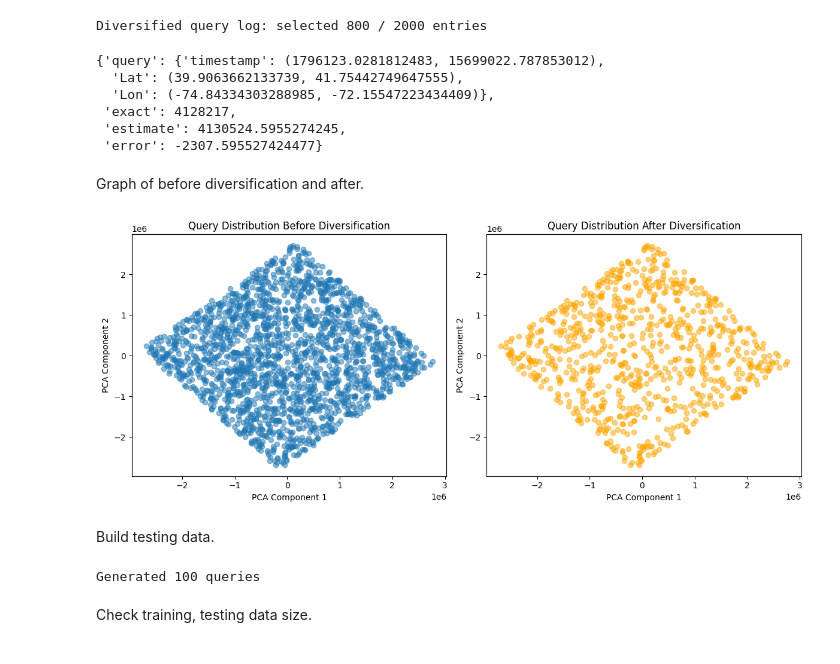
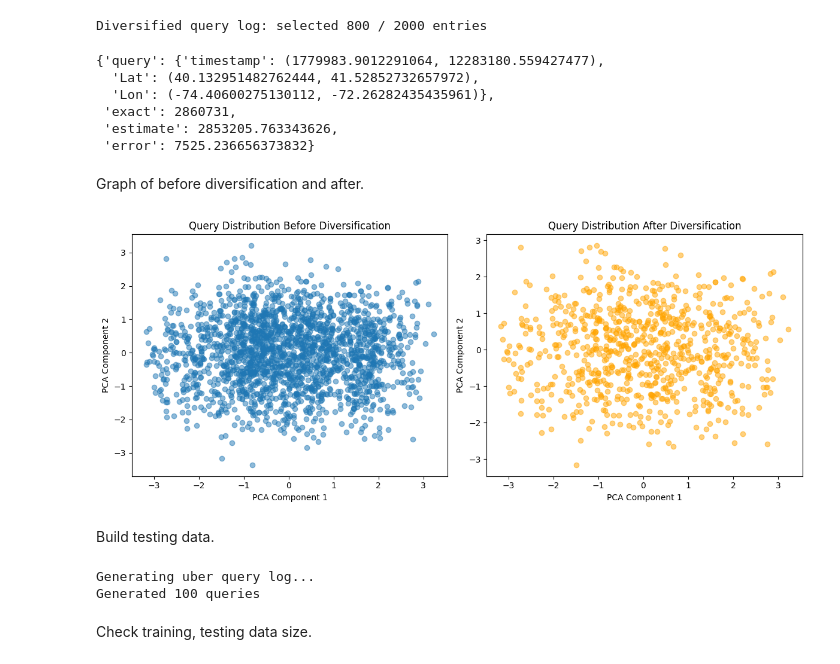
Before and after one commit to t114598020/Spatial_LAQP, a Jupyter notebook: LAQP_uber.ipynb, the cells around one changed output. Cells and saved outputs as stored; diff of their text form; code cells hidden in the pictures.

```diff
--- a/LAQP_uber.ipynb
+++ b/LAQP_uber.ipynb
@@ -6,19 +3,23 @@ import numpy as np
 # %%
+import pandas as pd
+import numpy as np
+
 # Step 1: Load and Preprocess Uber Dataset
-file_path = 'all_uber.csv'  # Download from URL above
+file_path = './data/all_uber.csv'  # Download from URL above
 data = pd.read_csv(file_path)
 
 # Change to numerical timestamp
 data['datetime'] = pd.to_datetime(data['Date/Time'])
 min_dt = data['datetime'].min()
+max_dt = data['datetime'].max()
+# print("min_dt", min_dt, "max_dt", max_dt)
 data['timestamp'] = (data['datetime'] - min_dt).dt.total_seconds()
 data = data[['timestamp', 'Lat', 'Lon', 'Base']].dropna()  # Ignore Base for now
 full_data_size = len(data)
-print(f"Dataset loaded: {full_data_size} rows")
-
 # Dimensions for ranges (3D: time + spatial bbox)
 dimensions = ['timestamp', 'Lat', 'Lon']
 
+print(f"Dataset loaded: {full_data_size} rows")
 print(data.head())
 # %% [output]
 Dataset loaded: 4534327 rows
@@ -32,7 +33,7 @@ Dataset loaded: 4534327 rows
 ### Step2: Create a Small Offline Sample
 # %%
 # Step 2: Create Small Offline Sample
-sample_size = int(0.01 * full_data_size)  # ~5k rows
+sample_size = int(0.001 * full_data_size)  # ~5k rows
 sample = data.sample(n=sample_size, random_state=42).copy()
 print(f"Sample created: {sample.shape[0]} rows")
 print(sample.head())
@@ -61,7 +63,11 @@ dim: Lon, min value: -74.929, max value: -72.0666
 # %% [markdown]
 Build query log (about 3mins), the main task is COUNT.
 # %%
-from query_generate import generate_query_log
+from query_generate import generate_uber_query_log
 
-query_log = generate_query_log(2000, data, sample, dimensions, full_data_size)
+task = "COUNT"
+# number of queries
+num_queries = 2000
+
+query_log = generate_uber_query_log(num_queries, data, sample, dimensions, full_data_size)
 # %% [output]
@@ -86,54 +93,62 @@ training_data_query_log = diversify_query_log(query_log, dimensions, k=800)
 Diversified query log: selected 800 / 2000 entries
 # %%
 # CHeck any query in diversify query log.
-training_data_query_log[160]
+training_data_query_log[100]
 # %% [output]
-{'query': {'timestamp': (1796123.0281812483, 15699022.787853012),
-  'Lat': (39.9063662133739, 41.75442749647555),
-  'Lon': (-74.84334303288985, -72.15547223434409)},
- 'exact': 4128217,
- 'estimate': 4130524.5955274245,
- 'error': -2307.595527424477}
+{'query': {'timestamp': (1779983.9012291064, 12283180.559427477),
+  'Lat': (40.132951482762444, 41.52852732657972),
+  'Lon': (-74.40600275130112, -72.26282435435961)},
+ 'exact': 2860731,
+ 'estimate': 2853205.763343626,
+ 'error': 7525.236656373832}
 # %% [markdown]
 Graph of before diversification and after.
 # %%
 import matplotlib.pyplot as plt
 from sklearn.decomposition import PCA
+from sklearn.preprocessing import StandardScaler
 from visualization import extract_features
+
+scaler = StandardScaler()
 
 # Extract features for original and diversified
 original_features = extract_features(query_log, dimensions)
 diversified_features = extract_features(training_data_query_log, dimensions)
 
+# Standardize
+original_scaled = scaler.fit_transform(original_features)
+diversified_scaled = scaler.transform(diversified_features)  # Use same scaler for consistency
+
 # Apply PCA to reduce to 2D
 pca = PCA(n_components=2)
-original_pca = pca.fit_transform(original_features)
-diversified_pca = pca.transform(diversified_features)  # Use same PCA
+original_pca = pca.fit_transform(original_scaled)
+diversified_pca = pca.transform(diversified_scaled)  # Use same PCA
 
 # Plot side by side
 fig, axes = plt.subplots(1, 2, figsize=(12, 5))
 
 # Before diversification
 axes[0].scatter(original_pca[:, 0], original_pca[:, 1], alpha=0.5)
 axes[0].set_title('Query Distribution Before Diversification')
 axes[0].set_xlabel('PCA Component 1')
 axes[0].set_ylabel('PCA Component 2')
 
 # After diversification
 axes[1].scatter(diversified_pca[:, 0], diversified_pca[:, 1], alpha=0.5, color='orange')
 axes[1].set_title('Query Distribution After Diversification')
 axes[1].set_xlabel('PCA Component 1')
 axes[1].set_ylabel('PCA Component 2')
 
 plt.tight_layout()
 plt.show()
 # %% [output]
-[figure, old version]
+[figure, new version]
 # %% [markdown]
 Build testing data.
 # %%
-testing_data_query_log = generate_query_log(100, data, sample, dimensions, full_data_size)
+testing_data_query_log = generate_uber_query_log(100, data, sample, dimensions, full_data_size)
 # %% [output]
+Generating uber query log...
 Generated 100 queries
 # %% [markdown]
 Check training, testing data size.
```
Also changed, not shown: parts of 16 cells of this notebook, 5 other files.
